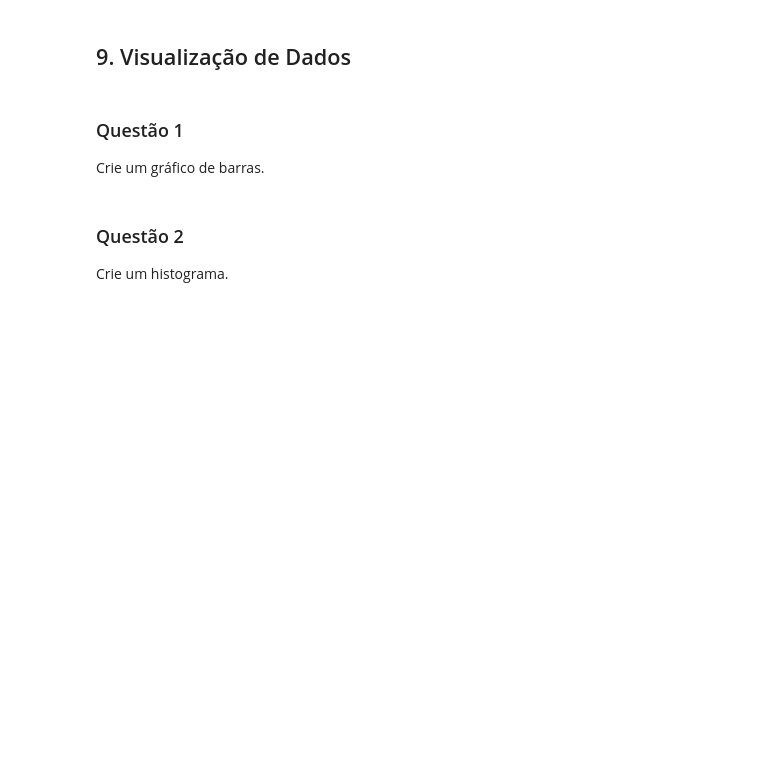
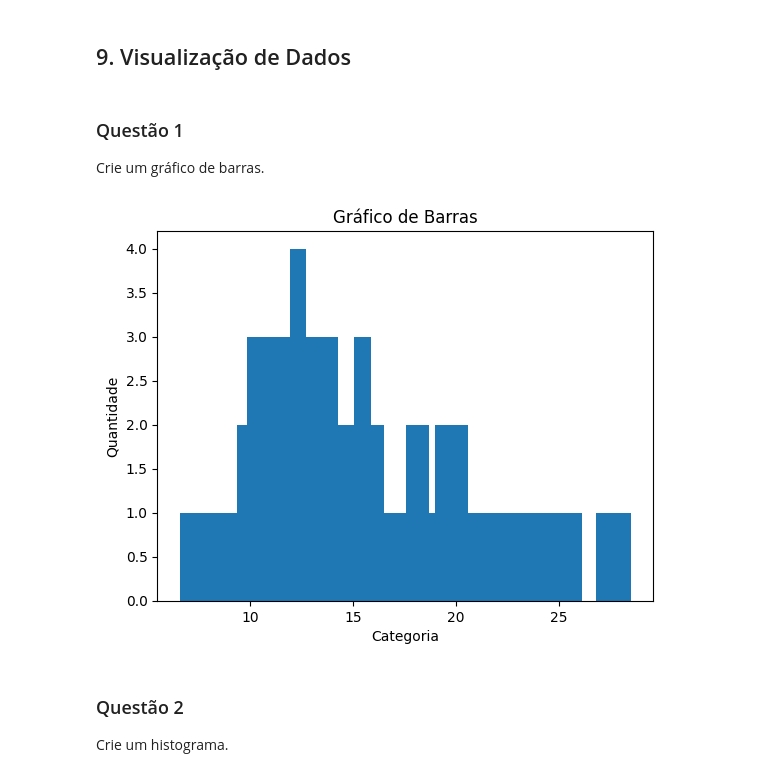
Before and after one commit to michaelmergulhao516-spec/Atividade-aula-15-MAX, a Jupyter notebook: lista_exercicios_pandas.ipynb, the cells around one changed output. Saved outputs shown, nothing was run; the diff lists cells and outputs as text; code cells hidden in the pictures; blank space fills up the shorter version.

```diff
--- a/lista_exercicios_pandas.ipynb
+++ b/lista_exercicios_pandas.ipynb
@@ -167,4 +542,9 @@ Identifique valores ausentes.
 
 Renomeie colunas.
 # %%
-# Sua resposta aqui
+df = df.rename(columns={
+    "texture_worst": "worst_texture",
+    "radius_worst": "worst_radius"
+})
+
+print(df.head())
@@ -173,4 +571,7 @@ Renomeie colunas.
 
 Crie uma nova coluna baseada em operações matemáticas.
 # %%
-# Sua resposta aqui
+df["lactita_amandita_worst"] = df["worst_radius"] * 12
+
+# Mostrar resultado
+print(df.head())
@@ -181,7 +600,16 @@ Crie uma nova coluna baseada em operações matemáticas.
 
 Crie um gráfico de barras.
 # %%
-# Sua resposta aqui
+contagem = df["radius_mean"].value_counts()
+plt.bar(contagem.index, contagem.values)
+
+plt.title("Gráfico de Barras")
+plt.xlabel("Categoria")
+plt.ylabel("Quantidade")
+
+plt.show()
+# %% [output]
+[figure, added]
 # %% [markdown]
 ### Questão 2
 
```
Also changed, not shown: parts of 31 cells of this notebook, 1 other file.
